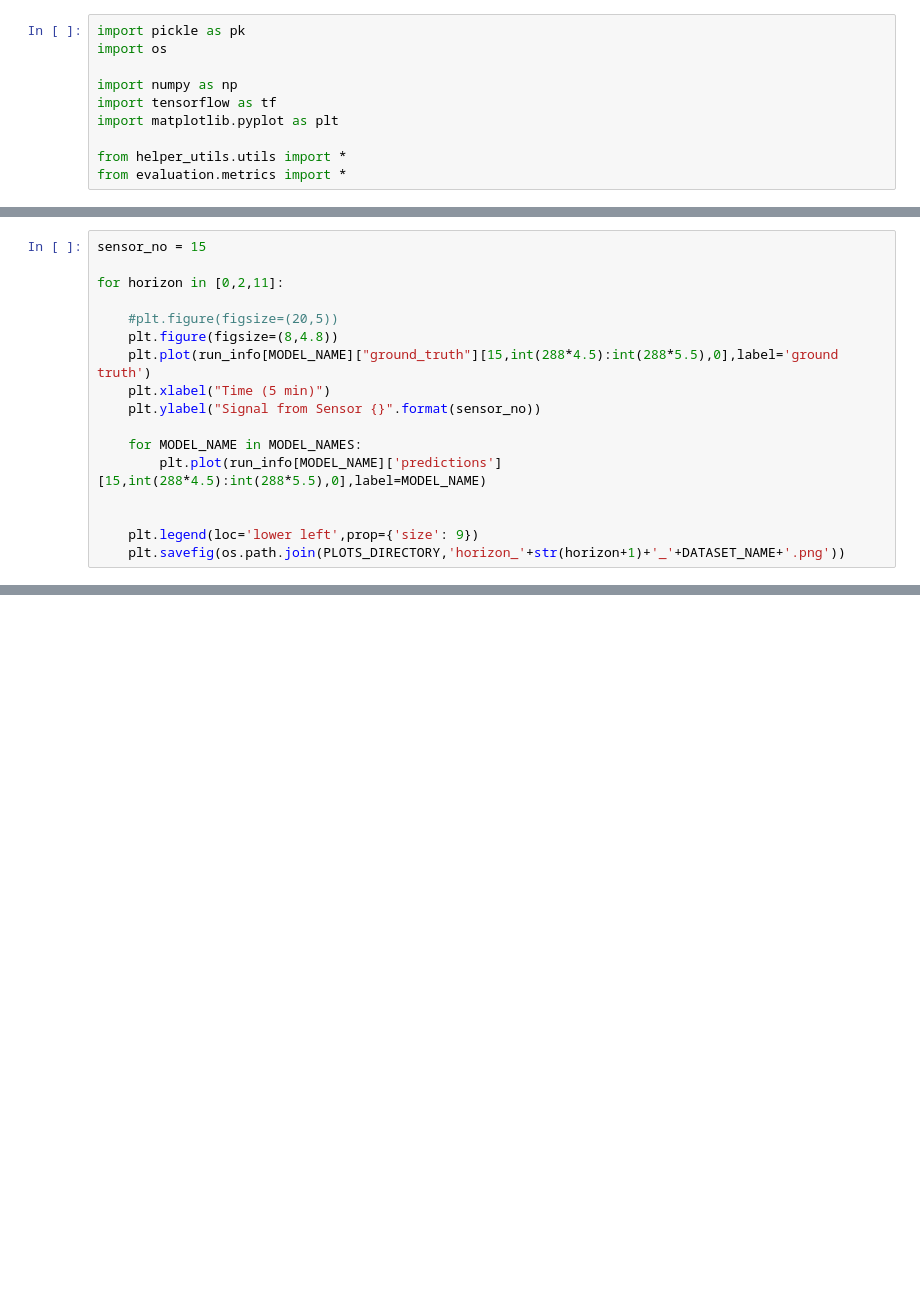
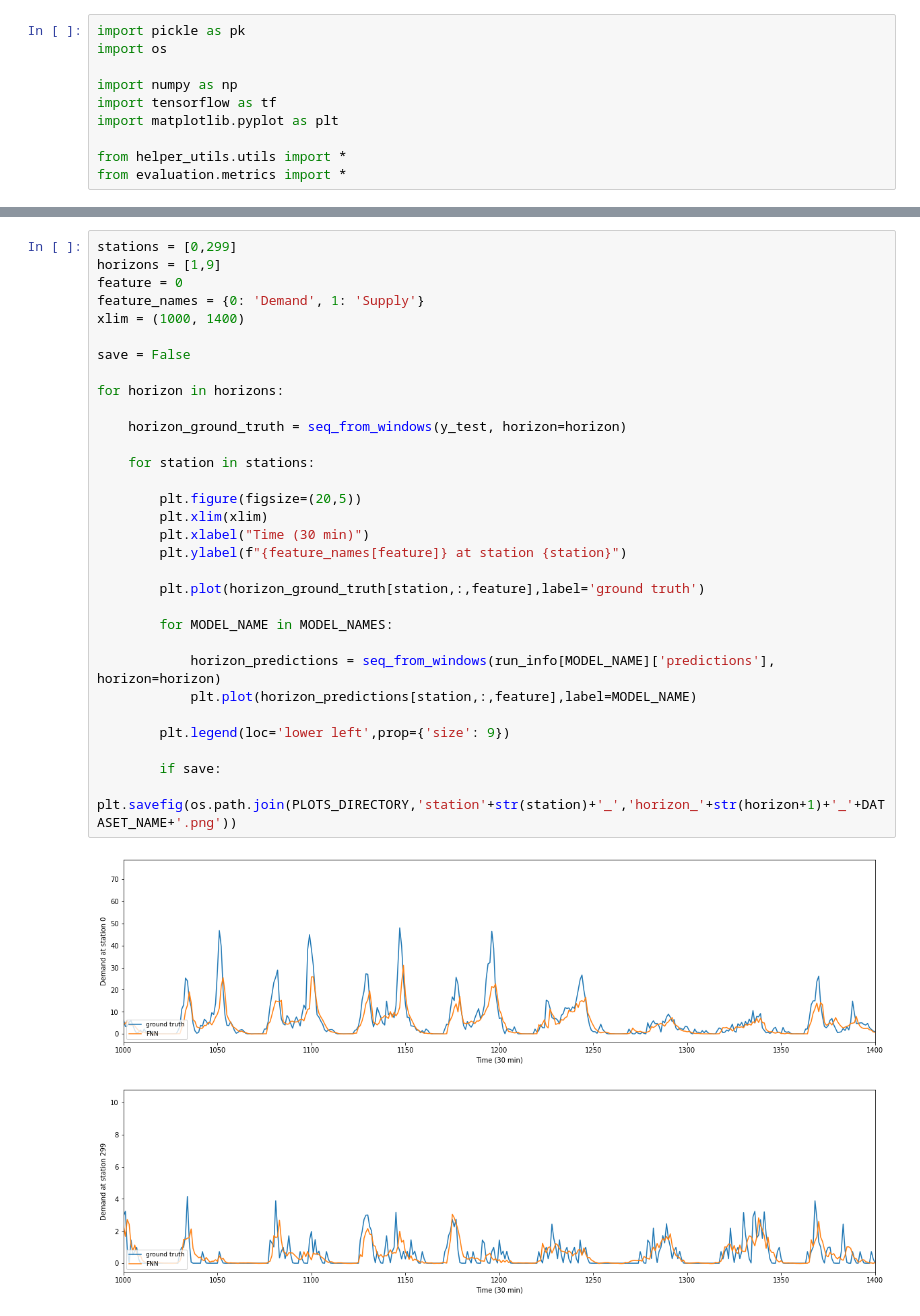
Before and after one commit to vursekar/time-adaptive-gnn, a Jupyter notebook: bike_share/evaluate_models.ipynb, the cells around one changed output, grey strips where cells are left out. Drawn from its saved outputs; the diff is of its cells as text; blank space fills up the shorter version.

```diff
--- a/bike_share/evaluate_models.ipynb
+++ b/bike_share/evaluate_models.ipynb
@@ -102,17 +111,0 @@ IndexError: too many indices for array: array is 1-dimensional, but 2 were index
-# %%
-sensor_no = 15
-
-for horizon in [0,2,11]:
-
-    #plt.figure(figsize=(20,5))
-    plt.figure(figsize=(8,4.8))
-    plt.plot(run_info[MODEL_NAME]["ground_truth"][15,int(288*4.5):int(288*5.5),0],label='ground truth')
-    plt.xlabel("Time (5 min)")
-    plt.ylabel("Signal from Sensor {}".format(sensor_no))
-
-    for MODEL_NAME in MODEL_NAMES:
-        plt.plot(run_info[MODEL_NAME]['predictions'][15,int(288*4.5):int(288*5.5),0],label=MODEL_NAME)
-
-
-    plt.legend(loc='lower left',prop={'size': 9})
-    plt.savefig(os.path.join(PLOTS_DIRECTORY,'horizon_'+str(horizon+1)+'_'+DATASET_NAME+'.png'))
@@ -122,0 +112,34 @@ for horizon in [0,2,11]:
+# %%
+stations = [0,299]
+horizons = [1,9]
+feature = 0
+feature_names = {0: 'Demand', 1: 'Supply'}
+xlim = (1000, 1400)
+
+save = False
+
+for horizon in horizons:
+
+    horizon_ground_truth = seq_from_windows(y_test, horizon=horizon)
+
+    for station in stations:
+
+        plt.figure(figsize=(20,5))
+        plt.xlim(xlim)
+        plt.xlabel("Time (30 min)")
+        plt.ylabel(f"{feature_names[feature]} at station {station}")
+
+        plt.plot(horizon_ground_truth[station,:,feature],label='ground truth')
+
+        for MODEL_NAME in MODEL_NAMES:
+
+            horizon_predictions = seq_from_windows(run_info[MODEL_NAME]['predictions'], horizon=horizon)
+            plt.plot(horizon_predictions[station,:,feature],label=MODEL_NAME)
+
+        plt.legend(loc='lower left',prop={'size': 9})
+
+        if save:
+            plt.savefig(os.path.join(PLOTS_DIRECTORY,'station'+str(station)+'_','horizon_'+str(horizon+1)+'_'+DATASET_NAME+'.png'))
+# %% [output]
+[figure, added]
+[figure, added]
```
Also changed, not shown: parts of 5 cells of this notebook, 12 other files.
